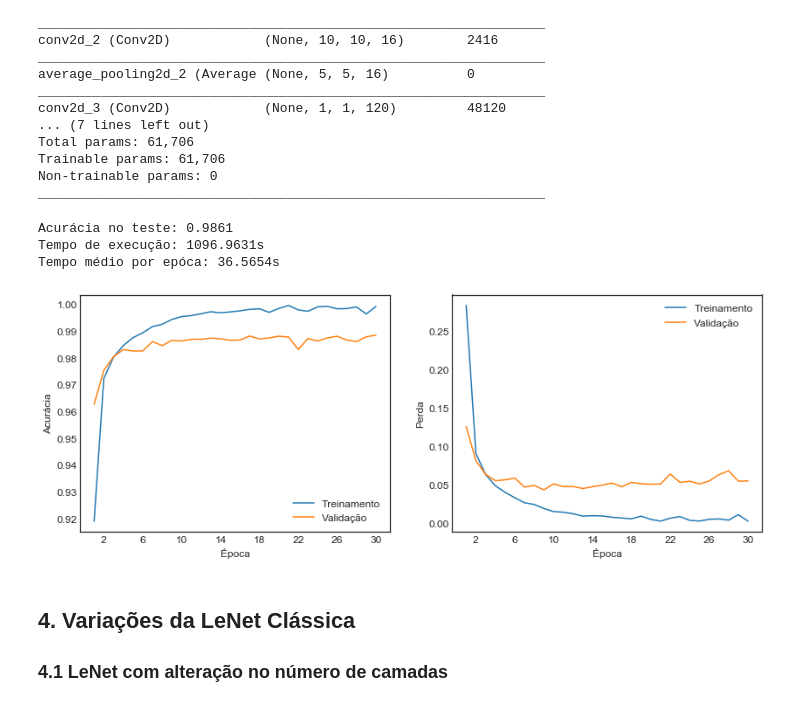
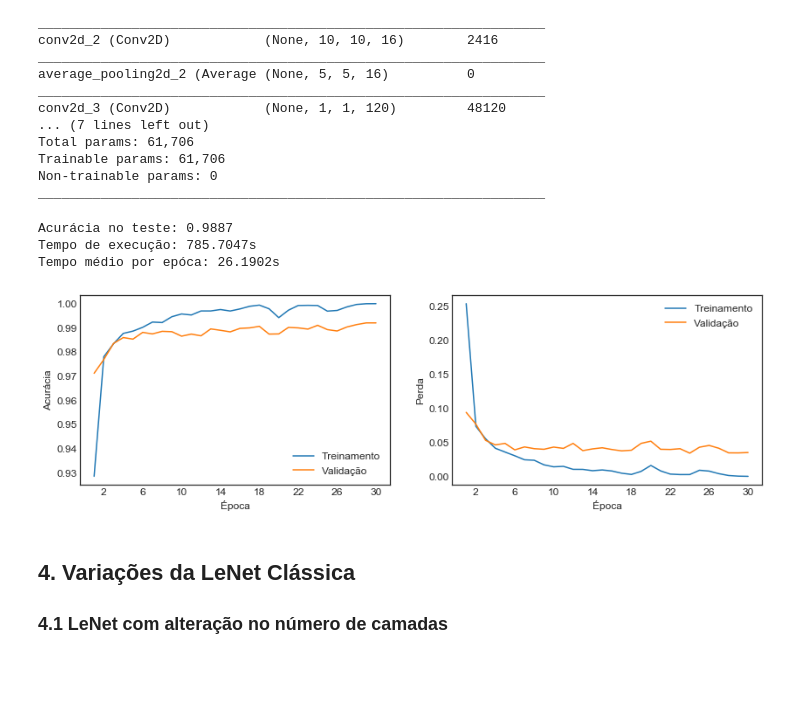
Before and after one commit to thulioguilherme/LeNet, a Jupyter notebook: LeNet.ipynb, the cells around one changed output. Saved outputs shown, nothing was run; the diff lists cells and outputs as text; code cells hidden in the pictures; blank space fills up the shorter version.

```diff
--- a/LeNet.ipynb
+++ b/LeNet.ipynb
@@ -29,6 +29,7 @@ y_dataset = np.concatenate((y_train, y_test))
 
 # Divisão do dataset entre treinamento e teste
 x_train, x_test, y_train, y_test = train_test_split(x_dataset, y_dataset, train_size=0.8, test_size=0.2)
+x_train, x_val, y_train, y_val = train_test_split(x_train, y_train, train_size=0.75, test_size=0.25)
 
 # Exibição de instâncias do dataset
 fig = plt.figure()
@@ -42,15 +43,19 @@ for i in range(9):
 fig
 
 x_train = x_train.reshape(x_train.shape[0], 28, 28, 1)
+x_val = x_val.reshape(x_val.shape[0], 28, 28, 1)
 x_test = x_test.reshape(x_test.shape[0], 28, 28, 1)
 
 y_train = keras.utils.to_categorical(y_train, 10)
+y_val = keras.utils.to_categorical(y_val, 10)
 y_test = keras.utils.to_categorical(y_test, 10)
 
 # Extensão por '0'
 x_train = np.pad(x_train, ((0,0),(2,2),(2,2),(0,0)), 'constant')
+x_val = np.pad(x_val, ((0,0),(2,2),(2,2),(0,0)), 'constant')
 x_test = np.pad(x_test, ((0,0),(2,2),(2,2),(0,0)), 'constant')
 
 x_train = x_train.astype('float32')
+x_val = x_val.astype('float32')
 x_test = x_test.astype('float32')
 # %% [output]
@@ -61,7 +66,7 @@ x_test = x_test.astype('float32')
 # Variáveis globais
 num_epochs = 30
 batch_size = 128
-augment_size = 56000
+class_names = ['0', '1', '2', '3', '4', '5', '6', '7', '8', '9']
 
 # Criar diretório onde será salvo as imagens
 dirName = 'Imagens'
@@ -77,7 +82,7 @@ class TimingCallback(keras.callbacks.Callback):
     def getTrainTime(self):
         return sum(self.times)
 
-    def getAvgEpoch(self):
+    def getAvgTimePerEpoch(self):
         return sum(self.times) / len(self.times)
 
     def on_train_begin(self, logs={}):
@@ -100,7 +105,7 @@ def visualize_history(hist, name):
     val_loss = hist.history['val_loss']
     x = range(1, len(acc) + 1)
 
-    fig = plt.figure(figsize=(14, 5))
+    fig = plt.figure(figsize=(14, 4))
     plt.subplot(1, 2, 1)
     plt.plot(x, acc, label='Treinamento')
     plt.plot(x, val_acc, label='Validação')
@@ -156,22 +161,22 @@ _________________________________________________________________
 # %%
 # Treinamento da leNet Clássica
 tc_classic = TimingCallback()
 history_classic = model_classic.fit(x_train, y_train, epochs=num_epochs, verbose=False, batch_size=batch_size,
-                  validation_split=0.25, callbacks=[tc_classic])
+                  validation_data=(x_val, y_val), callbacks=[tc_classic])
 
 loss_classic, accuracy_classic = model_classic.evaluate(x_test, y_test, verbose=False)
 
 print("")
 print("Acurácia no teste: {:.4f}".format(accuracy_classic))
 print("Tempo de execução: {:.4f}s".format(tc_classic.getTrainTime()))
-print("Tempo médio por epóca: {:.4f}s".format(tc_classic.getAvgEpoch()))
+print("Tempo médio por epóca: {:.4f}s".format(tc_classic.getAvgTimePerEpoch()))
 
 visualize_history(history_classic, 'LeNet Clássica')
 # %% [output]
-Acurácia no teste: 0.9861
-Tempo de execução: 1096.9631s
-Tempo médio por epóca: 36.5654s
+Acurácia no teste: 0.9887
+Tempo de execução: 785.7047s
+Tempo médio por epóca: 26.1902s
-[figure, old version]
+[figure, new version]
 # %% [markdown]
 ## 4. Variações da LeNet Clássica
 ### 4.1 LeNet com alteração no número de camadas
```
Also changed, not shown: parts of 21 cells of this notebook.
